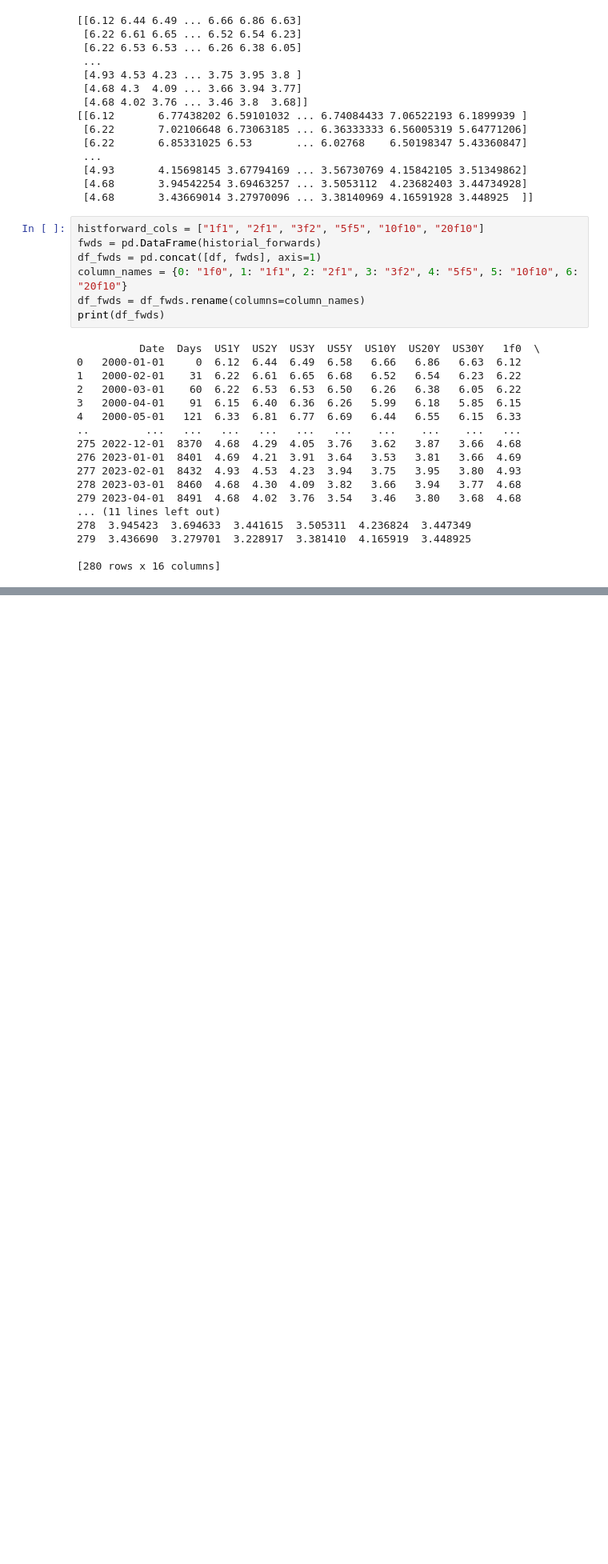
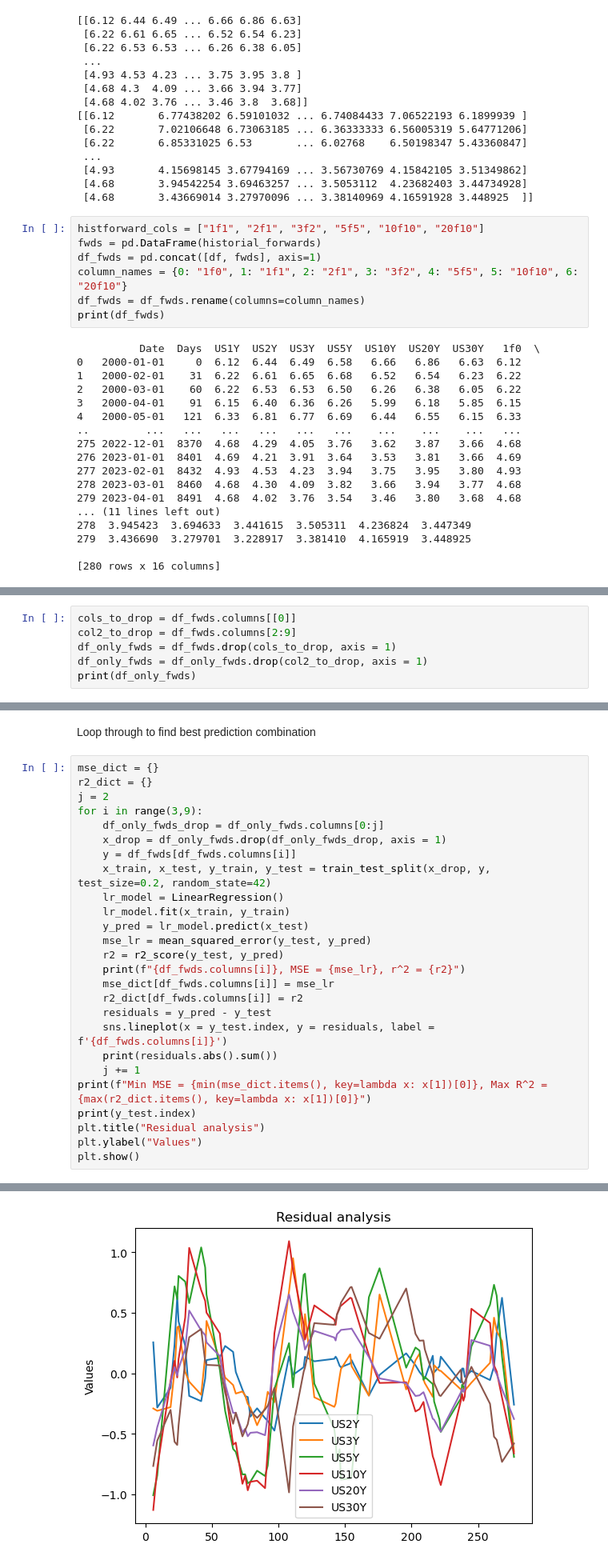
Before and after one commit to 123justinfung/PyStrats, a Jupyter notebook: Yield curve analysis.ipynb, the cells around one changed output, grey strips where cells are left out. Shown at 80% size. Saved outputs shown, nothing was run; the diff lists cells and outputs as text; blank space fills up the shorter version.

```diff
--- a/Yield curve analysis.ipynb
+++ b/Yield curve analysis.ipynb
@@ -427,0 +469,6 @@ print(df_fwds)
+# %%
+cols_to_drop = df_fwds.columns[[0]]
+col2_to_drop = df_fwds.columns[2:9]
+df_only_fwds = df_fwds.drop(cols_to_drop, axis = 1)
+df_only_fwds = df_only_fwds.drop(col2_to_drop, axis = 1)
+print(df_only_fwds)
@@ -427,0 +494,29 @@ print(df_fwds)
+# %% [markdown]
+Loop through to find best prediction combination
+# %%
+mse_dict = {}
+r2_dict = {}
+j = 2
+for i in range(3,9):
+    df_only_fwds_drop = df_only_fwds.columns[0:j]
+    x_drop = df_only_fwds.drop(df_only_fwds_drop, axis = 1)
+    y = df_fwds[df_fwds.columns[i]]
+    x_train, x_test, y_train, y_test = train_test_split(x_drop, y, test_size=0.2, random_state=42)
+    lr_model = LinearRegression()
+    lr_model.fit(x_train, y_train)
+    y_pred = lr_model.predict(x_test)
+    mse_lr = mean_squared_error(y_test, y_pred)
+    r2 = r2_score(y_test, y_pred)
+    print(f"{df_fwds.columns[i]}, MSE = {mse_lr}, r^2 = {r2}")
+    mse_dict[df_fwds.columns[i]] = mse_lr
+    r2_dict[df_fwds.columns[i]] = r2
+    residuals = y_pred - y_test
+    sns.lineplot(x = y_test.index, y = residuals, label = f'{df_fwds.columns[i]}')
+    print(residuals.abs().sum())
+    j += 1
+print(f"Min MSE = {min(mse_dict.items(), key=lambda x: x[1])[0]}, Max R^2 = {max(r2_dict.items(), key=lambda x: x[1])[0]}")
+print(y_test.index)
+plt.title("Residual analysis")
+plt.ylabel("Values")
+plt.show()
+# %% [output]
@@ -427,0 +542 @@ print(df_fwds)
+[figure, added]
```
Also changed, not shown: parts of 35 cells of this notebook.
